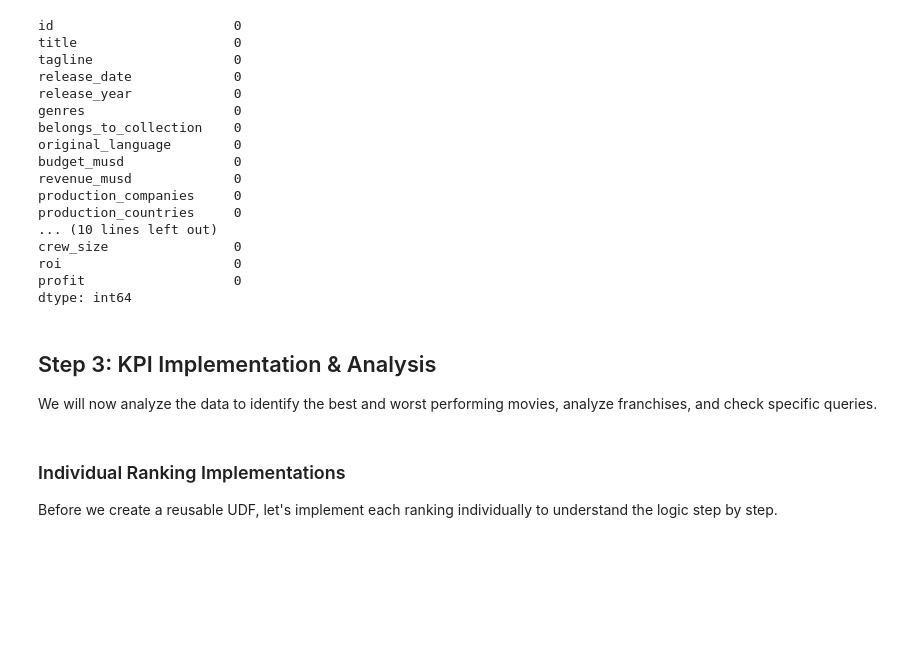
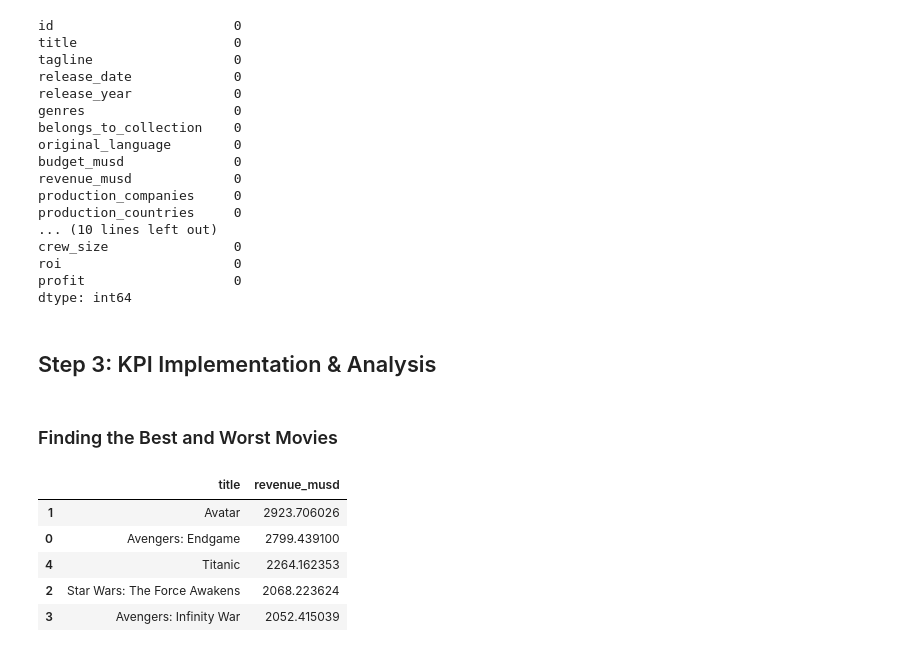
Before and after one commit to henryantwi/Mod-2-TMDB-Movie-Data-Analysis-using-Pandas-and-APIs, a Jupyter notebook: notebooks/movie_analysis.ipynb, the cells around one changed output. Saved outputs shown, nothing was run; the diff lists cells and outputs as text; code cells hidden in the pictures; blank space fills up the shorter version.

```diff
--- a/notebooks/movie_analysis.ipynb
+++ b/notebooks/movie_analysis.ipynb
@@ -360,13 +360,17 @@ profit                   0
 dtype: int64
 # %% [markdown]
 ## Step 3: KPI Implementation & Analysis
-We will now analyze the data to identify the best and worst performing movies, analyze franchises, and check specific queries.
 # %% [markdown]
-### Individual Ranking Implementations
-Before we create a reusable UDF, let's implement each ranking individually to understand the logic step by step.
+### Finding the Best and Worst Movies
 # %%
-# 1. Highest Revenue Movies
-# Sort by revenue in descending order and take top 5
+# highest revenue movies
 highest_revenue = df_clean.sort_values('revenue_musd', ascending=False).head(5)
-display(highest_revenue[['title', 'revenue_musd']])
+highest_revenue[['title', 'revenue_musd']]
+# %% [output]
+|  | title | revenue_musd |
+| 1 | Avatar | 2923.706026 |
+| 0 | Avengers: Endgame | 2799.439100 |
+| 4 | Titanic | 2264.162353 |
+| 2 | Star Wars: The Force Awakens | 2068.223624 |
+| 3 | Avengers: Infinity War | 2052.415039 |
 # %%
```
Also changed, not shown: parts of 29 cells of this notebook, 13 other files.
